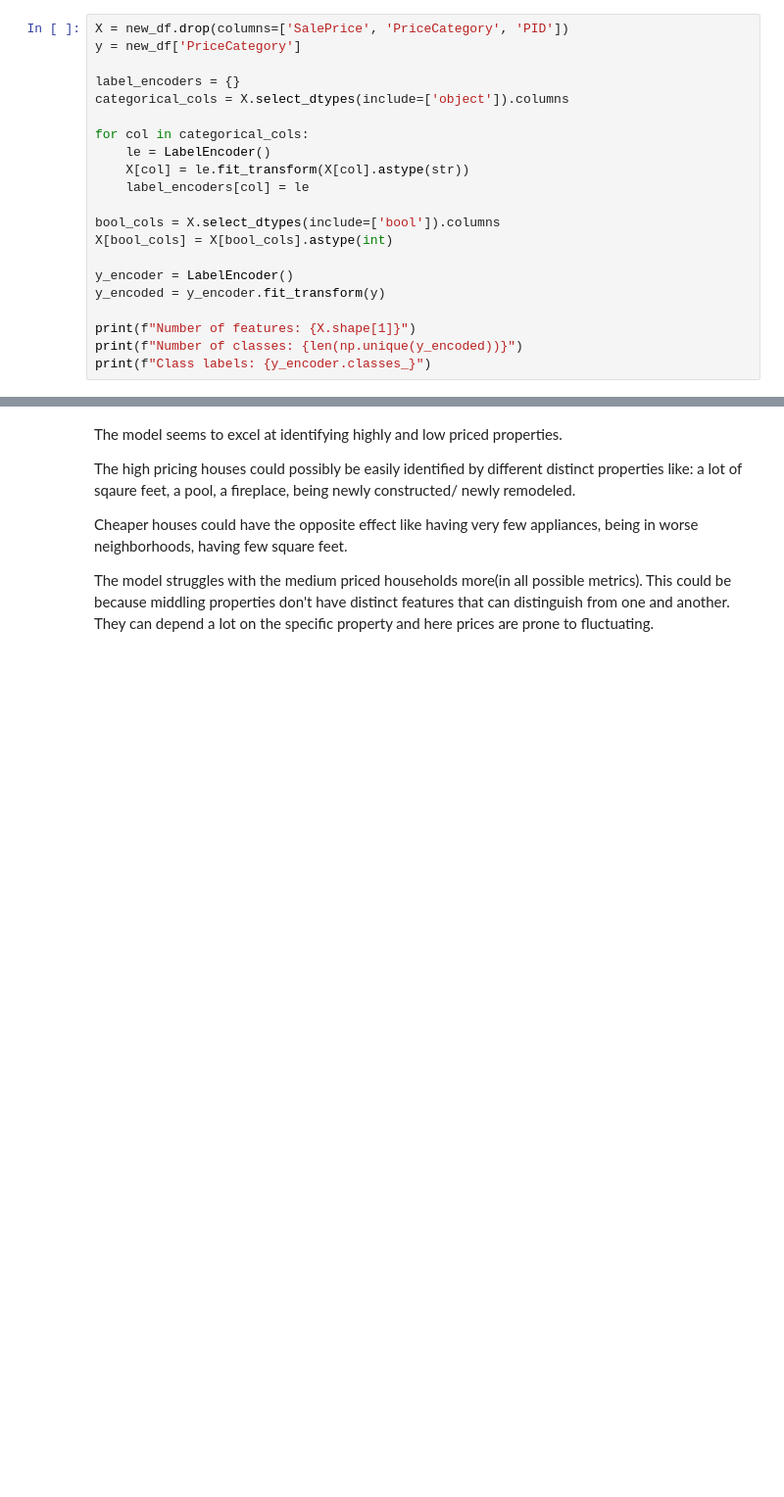
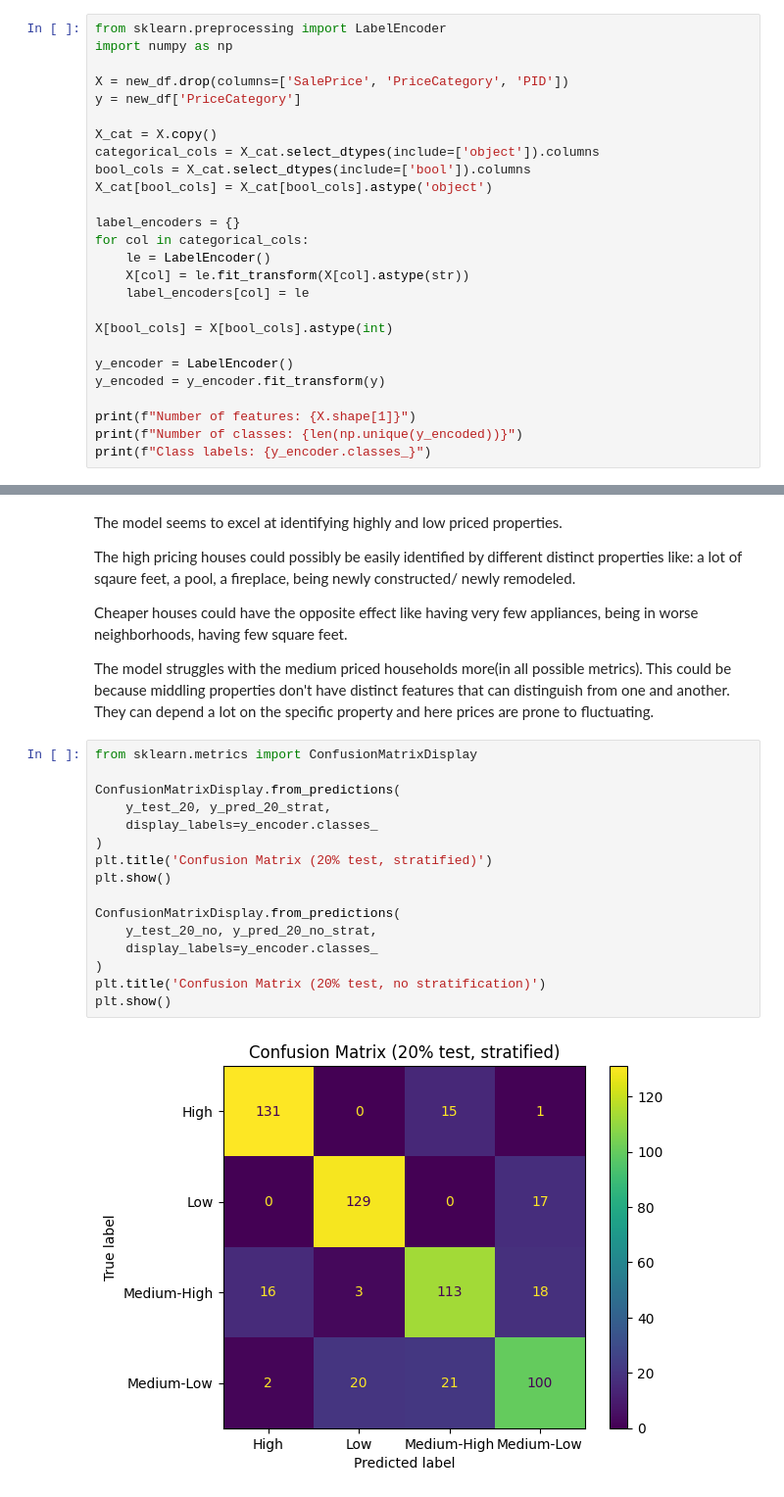
Before and after one commit to VoinaRares/ML-Lab1, a Jupyter notebook: Lab 2/lab2.ipynb, the cells around one changed output, grey strips where cells are left out. Shown at 98% size. Saved outputs shown, nothing was run; the diff lists cells and outputs as text; blank space fills up the shorter version.

```diff
--- a/Lab 2/lab2.ipynb
+++ b/Lab 2/lab2.ipynb
@@ -86,18 +86,23 @@ Medium-High    751
 Medium-Low     713
 Name: count, dtype: int64
 # %%
+from sklearn.preprocessing import LabelEncoder
+import numpy as np
+
 X = new_df.drop(columns=['SalePrice', 'PriceCategory', 'PID'])
 y = new_df['PriceCategory']
 
+X_cat = X.copy()
+categorical_cols = X_cat.select_dtypes(include=['object']).columns
+bool_cols = X_cat.select_dtypes(include=['bool']).columns
+X_cat[bool_cols] = X_cat[bool_cols].astype('object')
+
 label_encoders = {}
-categorical_cols = X.select_dtypes(include=['object']).columns
-
 for col in categorical_cols:
     le = LabelEncoder()
     X[col] = le.fit_transform(X[col].astype(str))
     label_encoders[col] = le
 
-bool_cols = X.select_dtypes(include=['bool']).columns
 X[bool_cols] = X[bool_cols].astype(int)
 
 y_encoder = LabelEncoder()
@@ -362,3 +367,21 @@ The high pricing houses could possibly be easily identified by different distinc
 Cheaper houses could have the opposite effect like having very few appliances, being in worse neighborhoods, having few square feet.
 
 The model struggles with the medium priced households more(in all possible metrics). This could be because middling properties don't have distinct features that can distinguish from one and another. They can depend a lot on the specific property and here prices are prone to fluctuating.
+# %%
+from sklearn.metrics import ConfusionMatrixDisplay
+
+ConfusionMatrixDisplay.from_predictions(
+    y_test_20, y_pred_20_strat,
+    display_labels=y_encoder.classes_
+)
+plt.title('Confusion Matrix (20% test, stratified)')
+plt.show()
+
+ConfusionMatrixDisplay.from_predictions(
+    y_test_20_no, y_pred_20_no_strat,
+    display_labels=y_encoder.classes_
+)
+plt.title('Confusion Matrix (20% test, no stratification)')
+plt.show()
+# %% [output]
+[figure, added]
```
Also changed, not shown: parts of 4 cells of this notebook, 2 other files.
